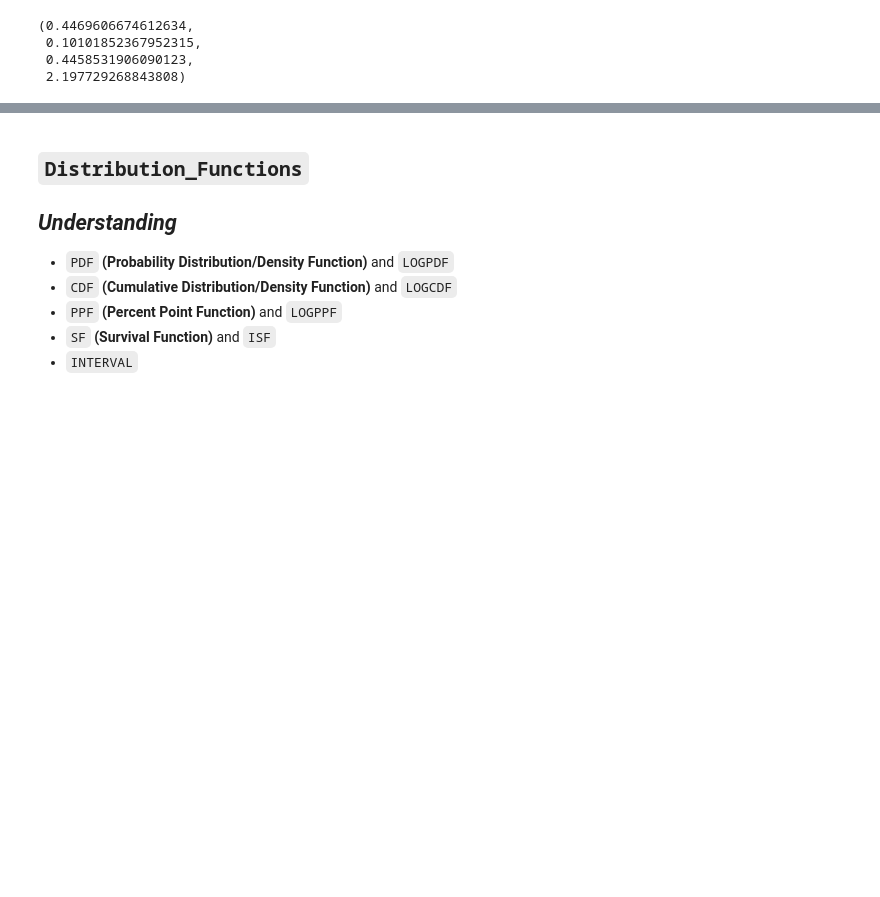
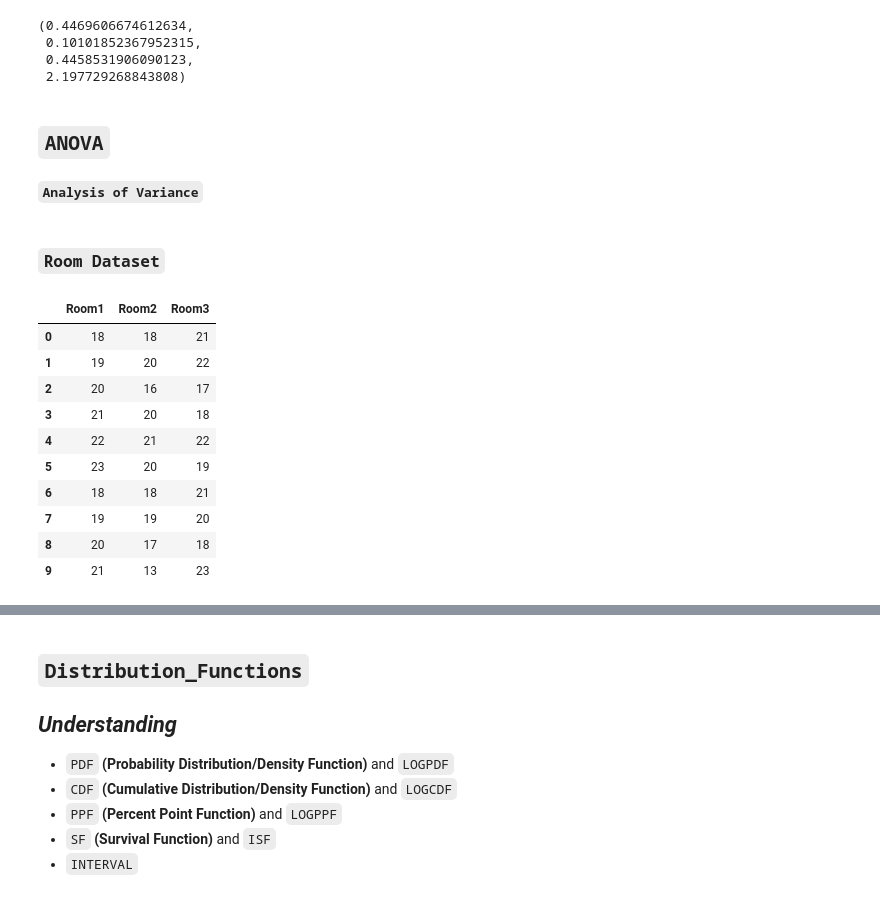
Before and after one commit to raj-shr-git/Statistical_testing_python, a Jupyter notebook: Stats_Practice.ipynb, the cells around one changed output, grey strips where cells are left out. Saved outputs shown, nothing was run; the diff lists cells and outputs as text; code cells hidden in the pictures; blank space fills up the shorter version.

```diff
--- a/Stats_Practice.ipynb
+++ b/Stats_Practice.ipynb
@@ -1133,3 +1133,6 @@ f_dist_test(7.50,16.78,loc=0.90,alternative='two-sided',cal_x1_x2_var=False,n1_o
  0.10101852367952315,
  0.4458531906090123,
  2.197729268843808)
+# %% [markdown]
+## **``ANOVA``**
+#### **``Analysis of Variance``**
@@ -1135,0 +1144,19 @@ f_dist_test(7.50,16.78,loc=0.90,alternative='two-sided',cal_x1_x2_var=False,n1_o
+# %% [markdown]
+### **``Room Dataset``**
+# %%
+ppl_age_in_room_df = pd.DataFrame({'Room1':[18,19,20,21,22,23,18,19,20,21],'Room2':[18,20,16,20,21,20,18,19,17,13],
+                       'Room3':[21,22,17,18,22,19,21,20,18,23]})
+# %%
+ppl_age_in_room_df
+# %% [output]
+|  | Room1 | Room2 | Room3 |
+| 0 | 18 | 18 | 21 |
+| 1 | 19 | 20 | 22 |
+| 2 | 20 | 16 | 17 |
+| 3 | 21 | 20 | 18 |
+| 4 | 22 | 21 | 22 |
+| 5 | 23 | 20 | 19 |
+| 6 | 18 | 18 | 21 |
+| 7 | 19 | 19 | 20 |
+| 8 | 20 | 17 | 18 |
+| 9 | 21 | 13 | 23 |
```
Also changed, not shown: parts of 73 cells of this notebook.
